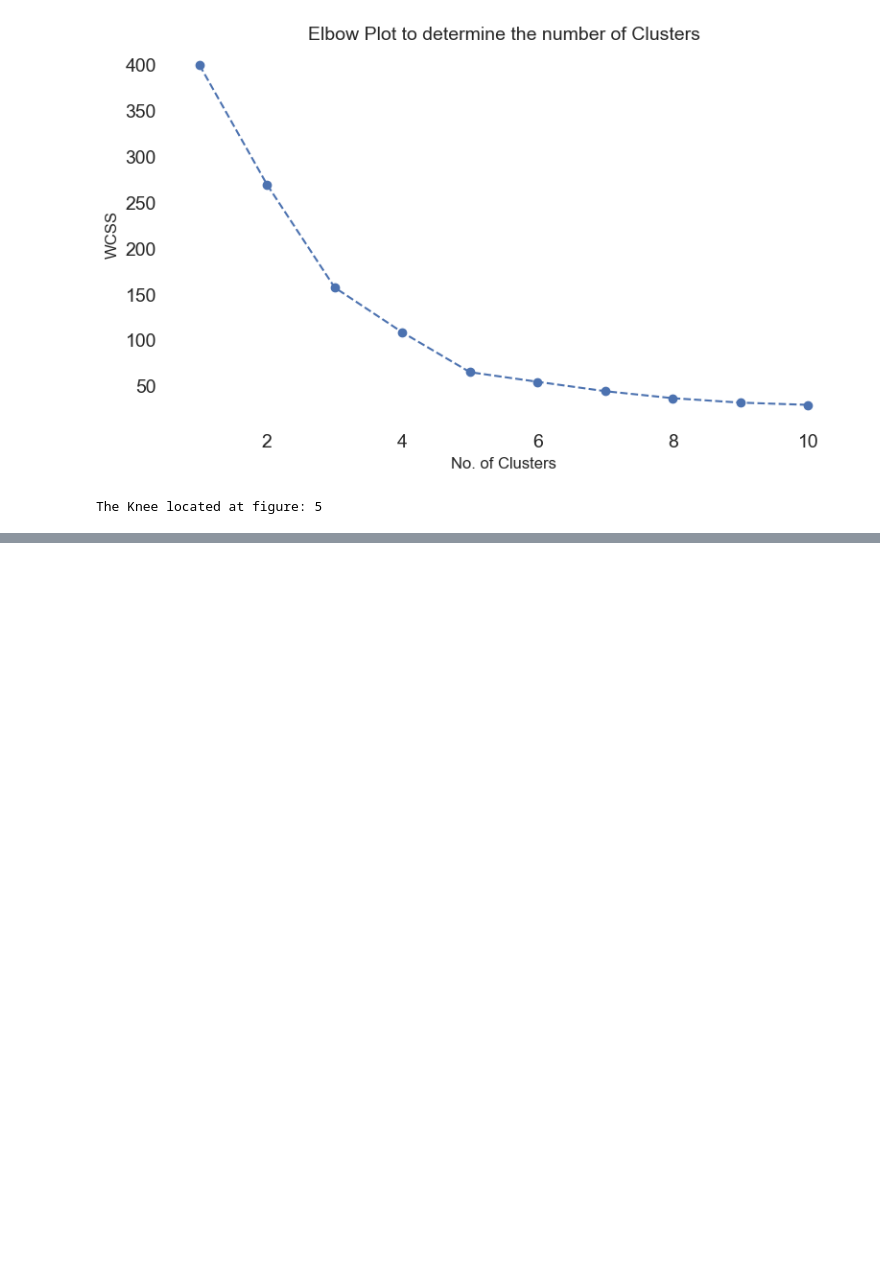
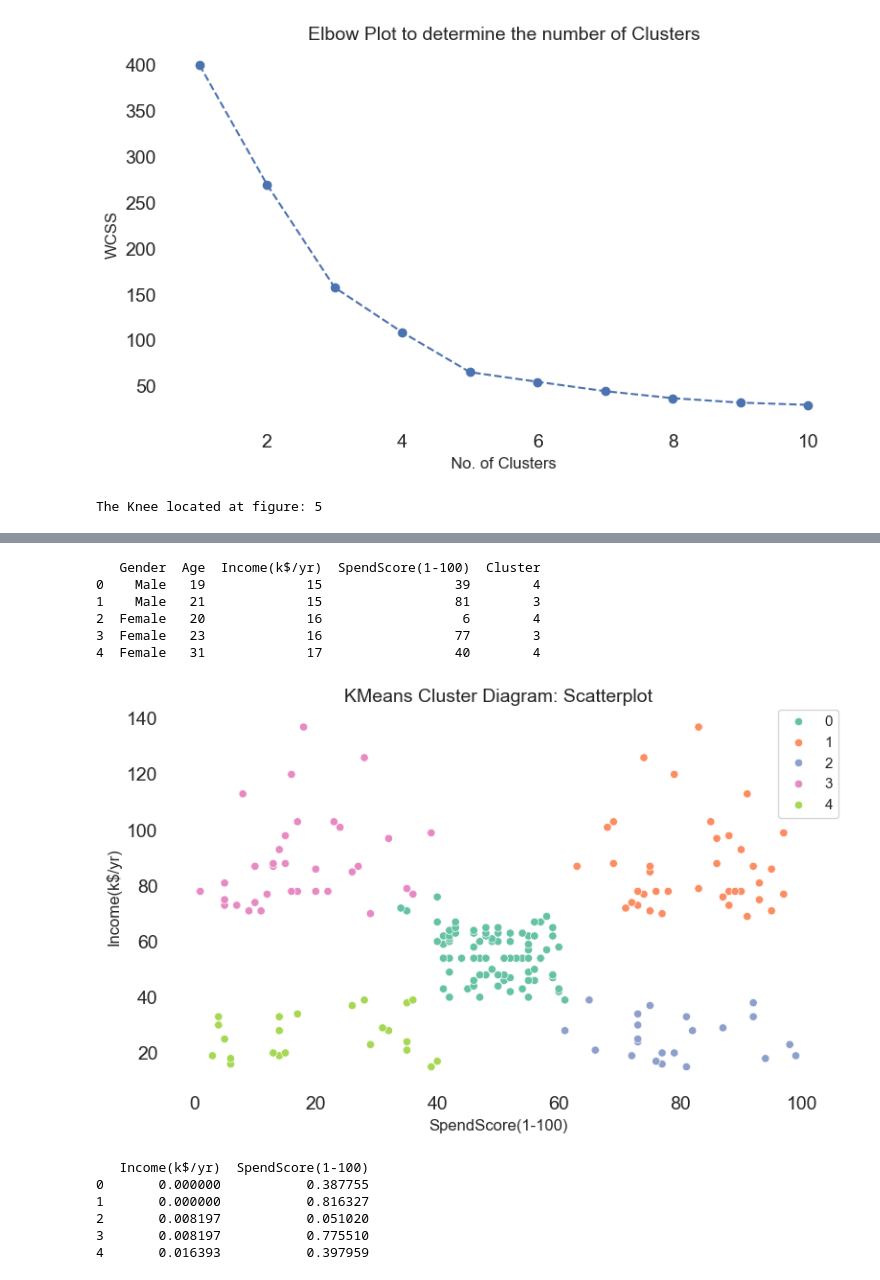
Before and after one commit to dahyjang/Customer_Segmentation, a Jupyter notebook: kmeans_hierarchial.ipynb, the cells around one changed output, grey strips where cells are left out. Saved outputs shown, nothing was run; the diff lists cells and outputs as text; code cells hidden in the pictures; blank space fills up the shorter version.

```diff
--- a/kmeans_hierarchial.ipynb
+++ b/kmeans_hierarchial.ipynb
@@ -287,0 +332,7 @@ The Knee located at figure: 5
+# %%
+## model fitting with 5 clusters
+# 5개 클러스터 모델 생성
+clusters = KMeans(n_clusters=5, init='k-means++', random_state=42)
+y_kmeans= clusters.fit_predict(X_kmeans)
+# 데이터 포인트가 어느 클래스터에 속하는 지
+y_kmeans
@@ -287,0 +350,40 @@ The Knee located at figure: 5
+# %%
+## cluster 열 추가한 새로운 데이터 프레임 생성
+df_Kmeans = df.copy()
+df_Kmeans['Cluster']=y_kmeans
+print(df_Kmeans.head(5))
+# %% [output]
+   Gender  Age  Income(k$/yr)  SpendScore(1-100)  Cluster
+0    Male   19             15                 39        4
+1    Male   21             15                 81        3
+2  Female   20             16                  6        4
+3  Female   23             16                 77        3
+4  Female   31             17                 40        4
+# %%
+## 산점도를 이용하여 클러스터 개수와 함께 새로운 데이터 프레임 시각화
+
+plt.figure(figsize=(8,5))
+plt.title('KMeans Cluster Diagram: Scatterplot', fontsize=14)
+# hue - 데이터를 색상으로 구분할 열
+sns.scatterplot(data=df_Kmeans, x='SpendScore(1-100)', y='Income(k$/yr)', hue='Cluster', palette="Set2")
+plt.legend(bbox_to_anchor=(1.02,1),loc='best', borderaxespad=0)
+plt.show()
+# %% [output]
+[figure, added]
+# %%
+## Hierarchial analysis by normalizing data
+## building dataframe for analysis
+# 값을 0~1 범위로 정규화
+norm = MinMaxScaler()
+
+##df[['Income(k$/yr)', 'SpendScore(1-100)']].copy()
+X_Hierar = norm.fit_transform(X)
+X_Hierar=pd.DataFrame(X_Hierar, columns=X.columns)
+print(X_Hierar.head(5))
+# %% [output]
+   Income(k$/yr)  SpendScore(1-100)
+0       0.000000           0.387755
+1       0.000000           0.816327
+2       0.008197           0.051020
+3       0.008197           0.775510
+4       0.016393           0.397959
```
Also changed, not shown: parts of 12 cells of this notebook.
